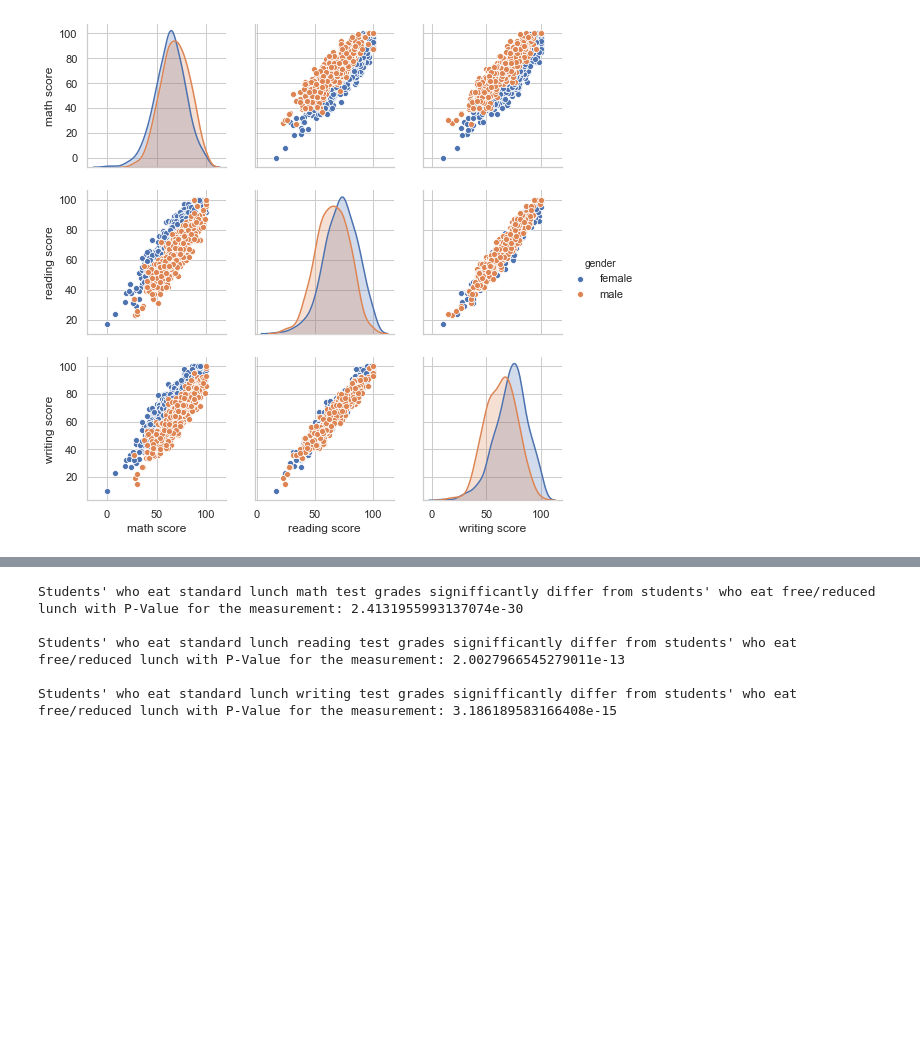
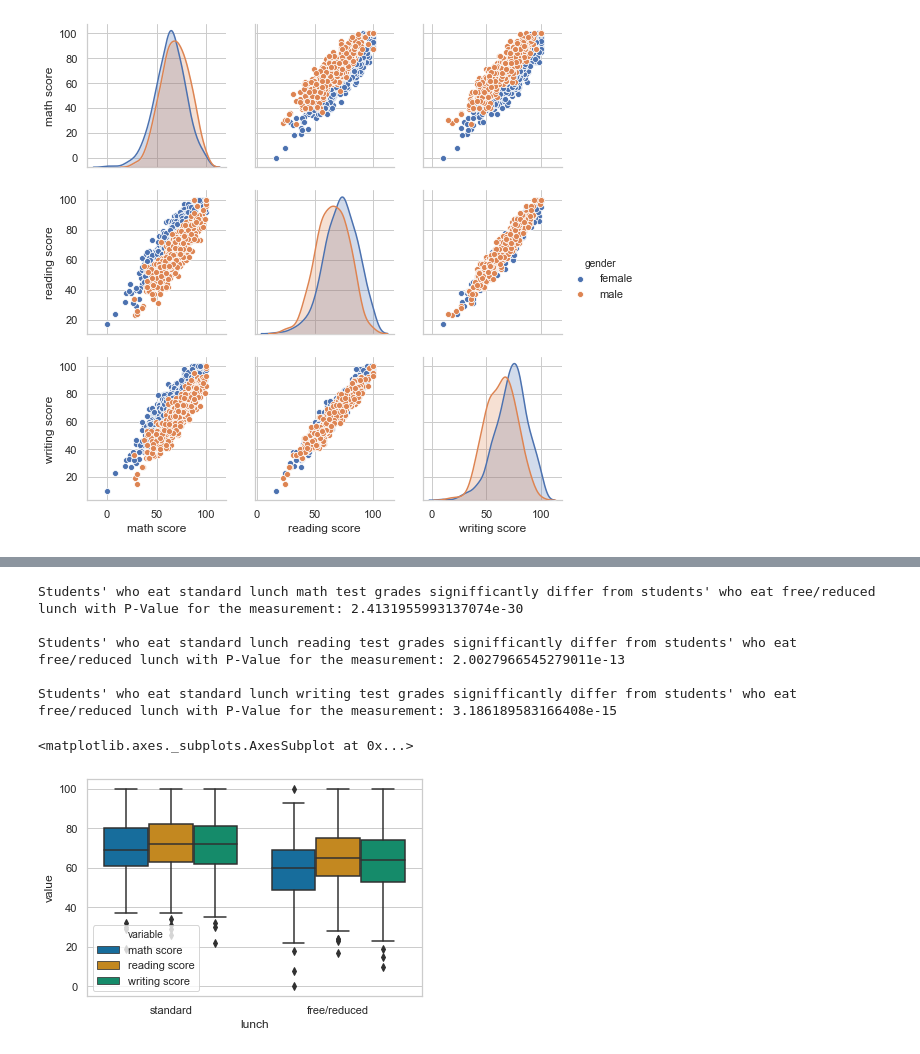
Before and after one commit to Qrgon/SynBio, a Jupyter notebook: Report Jupyter.ipynb, the cells around one changed output, grey strips where cells are left out. Drawn from its saved outputs; the diff is of its cells as text; code cells hidden in the pictures; blank space fills up the shorter version.

```diff
--- a/Report Jupyter.ipynb
+++ b/Report Jupyter.ipynb
@@ -432,31 +448,37 @@ There is significant difference between parental level of education and students
 # %%
 #lunch analysis
 
 st_df = df["lunch"] == "standard"
 st_math = df[st_df]['math score']
 st_reading = df[st_df]['reading score']
 st_writing = df[st_df]['writing score']
 
 free_df = df["lunch"] == "free/reduced"
 free_math = df[free_df]['math score']
 free_reading = df[free_df]['reading score']
 free_writing = df[free_df]['writing score']
 
 (t, p) = ttest_ind(st_math, free_math)
 print("Students' who eat standard lunch math test grades signifficantly differ from students' who eat free/reduced lunch with P-Value for the measurement: "+str(p))
 print()
 (t, p) = ttest_ind(st_reading, free_reading)
 print("Students' who eat standard lunch reading test grades signifficantly differ from students' who eat free/reduced lunch with P-Value for the measurement: "+str(p))
 print()
 (t, p) = ttest_ind(st_writing, free_writing)
 print("Students' who eat standard lunch writing test grades signifficantly differ from students' who eat free/reduced lunch with P-Value for the measurement: "+str(p))
 print()
 
-f, axes = plt.subplots(1, 3, figsize=(15, 5), sharex=True)
-ax = sns.boxplot(y="math score", hue="  ", x="lunch", data=df, ax=axes[0])
+lunch_df = pd.melt(df, id_vars=['lunch'], value_vars=['math score', 'reading score', 'writing score'])
+
+sns.boxplot(y='value', x='lunch',
+                 data = lunch_df,
+                 palette="colorblind",
+                 hue='variable')
 # %% [output]
 Students' who eat standard lunch math test grades signifficantly differ from students' who eat free/reduced lunch with P-Value for the measurement: 2.4131955993137074e-30
 
 Students' who eat standard lunch reading test grades signifficantly differ from students' who eat free/reduced lunch with P-Value for the measurement: 2.0027966545279011e-13
 
 Students' who eat standard lunch writing test grades signifficantly differ from students' who eat free/reduced lunch with P-Value for the measurement: 3.186189583166408e-15
+<matplotlib.axes._subplots.AxesSubplot at 0x...>
+[figure, added]
```
Also changed, not shown: parts of 4 cells of this notebook.
